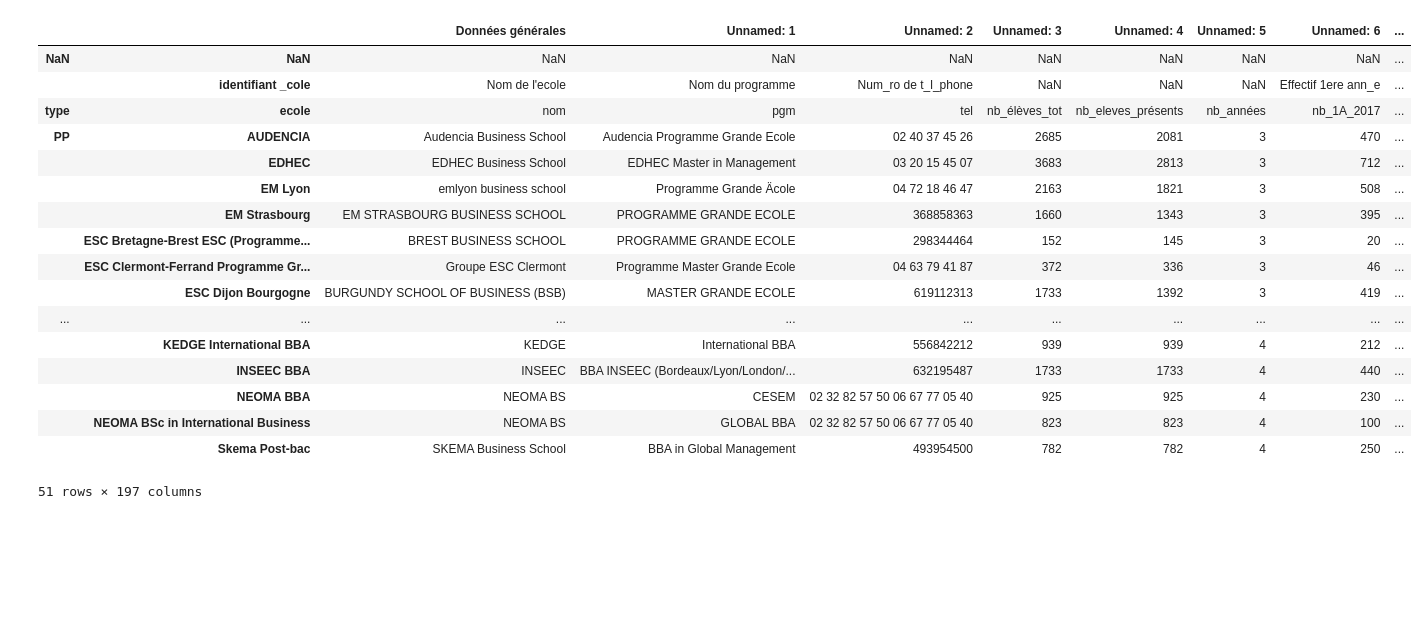
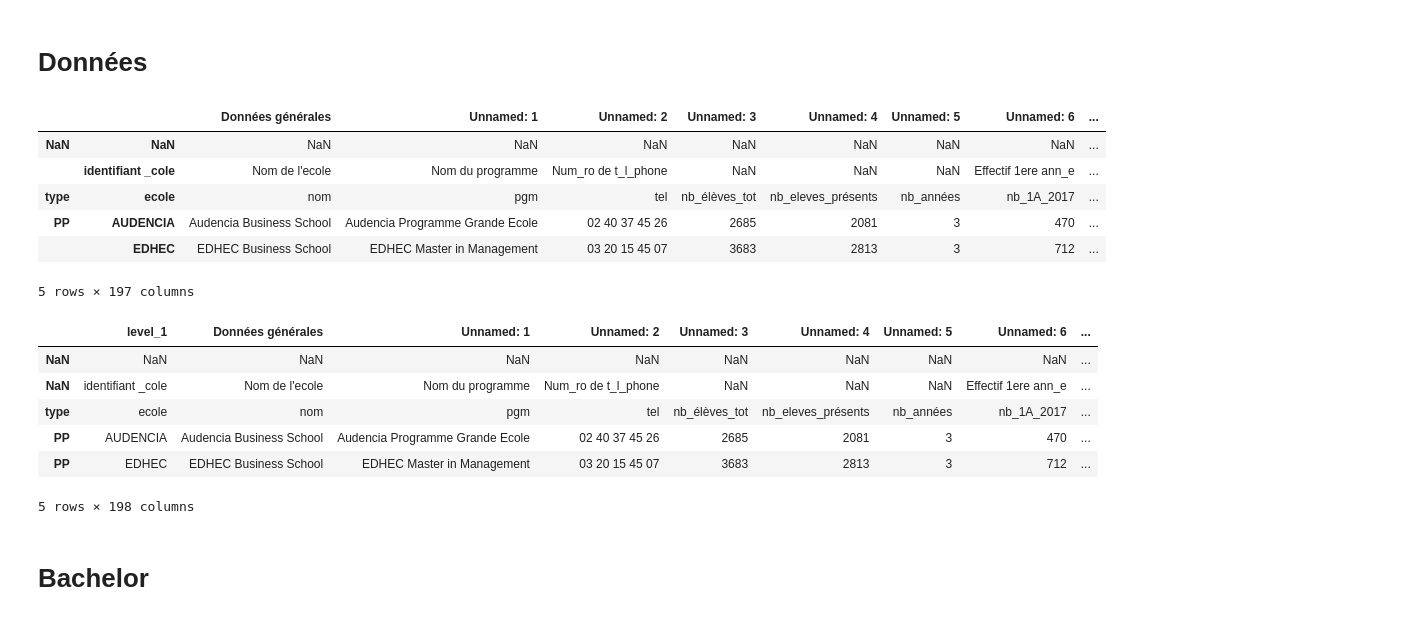
Before and after one commit to nailaelh/etude_je, a Jupyter notebook: 0_first_explo.ipynb, the cells around one changed output. Drawn from its saved outputs; the diff is of its cells as text; code cells hidden in the pictures; blank space fills up the shorter version.

```diff
--- a/0_first_explo.ipynb
+++ b/0_first_explo.ipynb
@@ -1,27 +1,27 @@
 # %%
 import pandas as pd
 import numpy as np
+# %% [markdown]
+# Données
 # %%
 data = pd.read_excel("data_2018.xlsx", sheet_name="questionnaire")
-data
+data.head()
 # %% [output]
 |  |  | Données générales | Unnamed: 1 | Unnamed: 2 | Unnamed: 3 | Unnamed: 4 | Unnamed: 5 | Unnamed: 6 | ... |
 | NaN | NaN | NaN | NaN | NaN | NaN | NaN | NaN | NaN | ... |
 |  | identifiant _cole | Nom de l'ecole | Nom du programme | Num_ro de t_l_phone | NaN | NaN | NaN | Effectif 1ere ann_e | ... |
 | type | ecole | nom | pgm | tel | nb_élèves_tot | nb_eleves_présents | nb_années | nb_1A_2017 | ... |
 | PP | AUDENCIA | Audencia Business School | Audencia Programme Grande Ecole | 02 40 37 45 26 | 2685 | 2081 | 3 | 470 | ... |
 |  | EDHEC | EDHEC Business School | EDHEC Master in Management | 03 20 15 45 07 | 3683 | 2813 | 3 | 712 | ... |
-|  | EM Lyon | emlyon business school | Programme Grande Äcole | 04 72 18 46 47 | 2163 | 1821 | 3 | 508 | ... |
-|  | EM Strasbourg | EM STRASBOURG BUSINESS SCHOOL | PROGRAMME GRANDE ECOLE | 368858363 | 1660 | 1343 | 3 | 395 | ... |
-|  | ESC Bretagne-Brest ESC (Programme... | BREST BUSINESS SCHOOL | PROGRAMME GRANDE ECOLE | 298344464 | 152 | 145 | 3 | 20 | ... |
-|  | ESC Clermont-Ferrand Programme Gr... | Groupe ESC Clermont | Programme Master Grande Ecole | 04 63 79 41 87 | 372 | 336 | 3 | 46 | ... |
-|  | ESC Dijon Bourgogne | BURGUNDY SCHOOL OF BUSINESS (BSB) | MASTER GRANDE ECOLE | 619112313 | 1733 | 1392 | 3 | 419 | ... |
-| ... | ... | ... | ... | ... | ... | ... | ... | ... | ... |
-|  | KEDGE International BBA | KEDGE | International BBA | 556842212 | 939 | 939 | 4 | 212 | ... |
-|  | INSEEC BBA | INSEEC | BBA INSEEC (Bordeaux/Lyon/London/... | 632195487 | 1733 | 1733 | 4 | 440 | ... |
-|  | NEOMA BBA | NEOMA BS | CESEM | 02 32 82 57 50 06 67 77 05 40 | 925 | 925 | 4 | 230 | ... |
-|  | NEOMA BSc in International Business | NEOMA BS | GLOBAL BBA | 02 32 82 57 50 06 67 77 05 40 | 823 | 823 | 4 | 100 | ... |
-|  | Skema Post-bac | SKEMA Business School | BBA in Global Management | 493954500 | 782 | 782 | 4 | 250 | ... |
-51 rows × 197 columns
+5 rows × 197 columns
 # %%
 data = data.reset_index(level=1)
+data.head()
+# %% [output]
+|  | level_1 | Données générales | Unnamed: 1 | Unnamed: 2 | Unnamed: 3 | Unnamed: 4 | Unnamed: 5 | Unnamed: 6 | ... |
+| NaN | NaN | NaN | NaN | NaN | NaN | NaN | NaN | NaN | ... |
+| NaN | identifiant _cole | Nom de l'ecole | Nom du programme | Num_ro de t_l_phone | NaN | NaN | NaN | Effectif 1ere ann_e | ... |
+| type | ecole | nom | pgm | tel | nb_élèves_tot | nb_eleves_présents | nb_années | nb_1A_2017 | ... |
+| PP | AUDENCIA | Audencia Business School | Audencia Programme Grande Ecole | 02 40 37 45 26 | 2685 | 2081 | 3 | 470 | ... |
+| PP | EDHEC | EDHEC Business School | EDHEC Master in Management | 03 20 15 45 07 | 3683 | 2813 | 3 | 712 | ... |
+5 rows × 198 columns
@@ -28,2 +35,4 @@ data = data.reset_index(level=1)
+# %% [markdown]
+# Bachelor
 # %%
 bachelor = data.loc[~data.index.isin(["PB_M", "PP"])]
```
Also changed, not shown: parts of 7 cells of this notebook, 1 other file.
